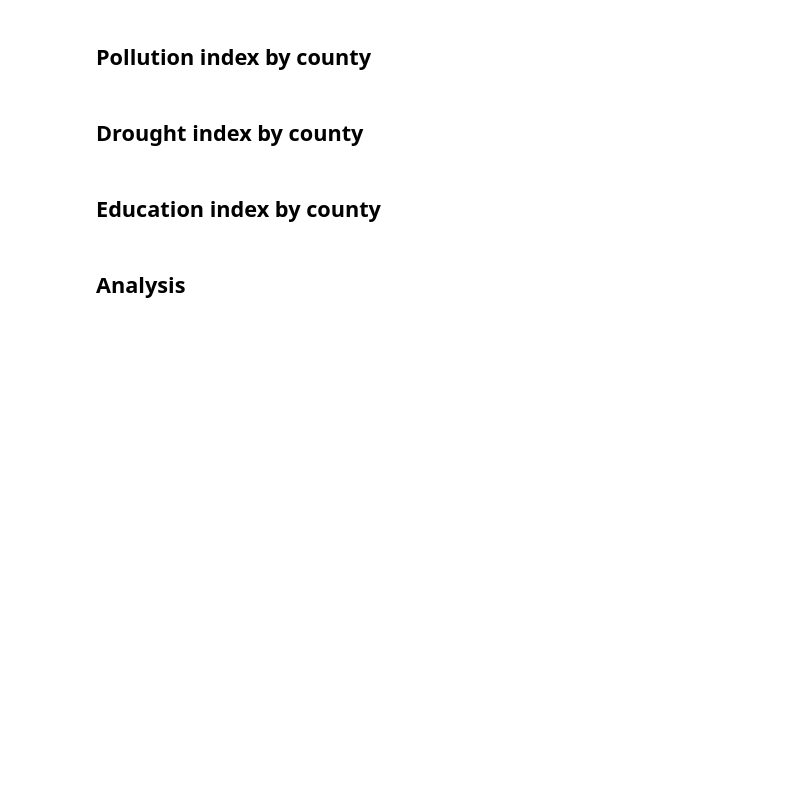
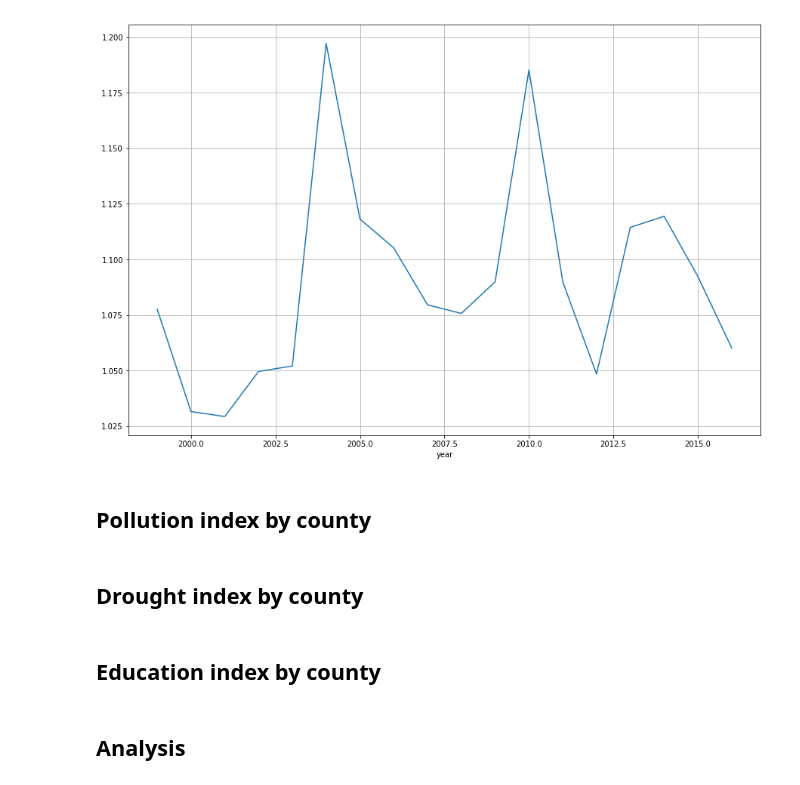
Before and after one commit to Arnaud15/Datathon, a Jupyter notebook: benjamin.ipynb, the cells around one changed output. Cells and saved outputs as stored; diff of their text form; code cells hidden in the pictures; blank space fills up the shorter version.

```diff
--- a/benjamin.ipynb
+++ b/benjamin.ipynb
@@ -16,3 +36,8 @@ data_education = pd.read_csv("education_attainment.csv", encoding = "latin1")
+# %%
+final_groups_polluted.plot()
+plt.grid()
+# %% [output]
+[figure, added]
 # %% [markdown]
 ## Pollution index by county
 # %%
```
Also changed, not shown: parts of 22 cells of this notebook.
